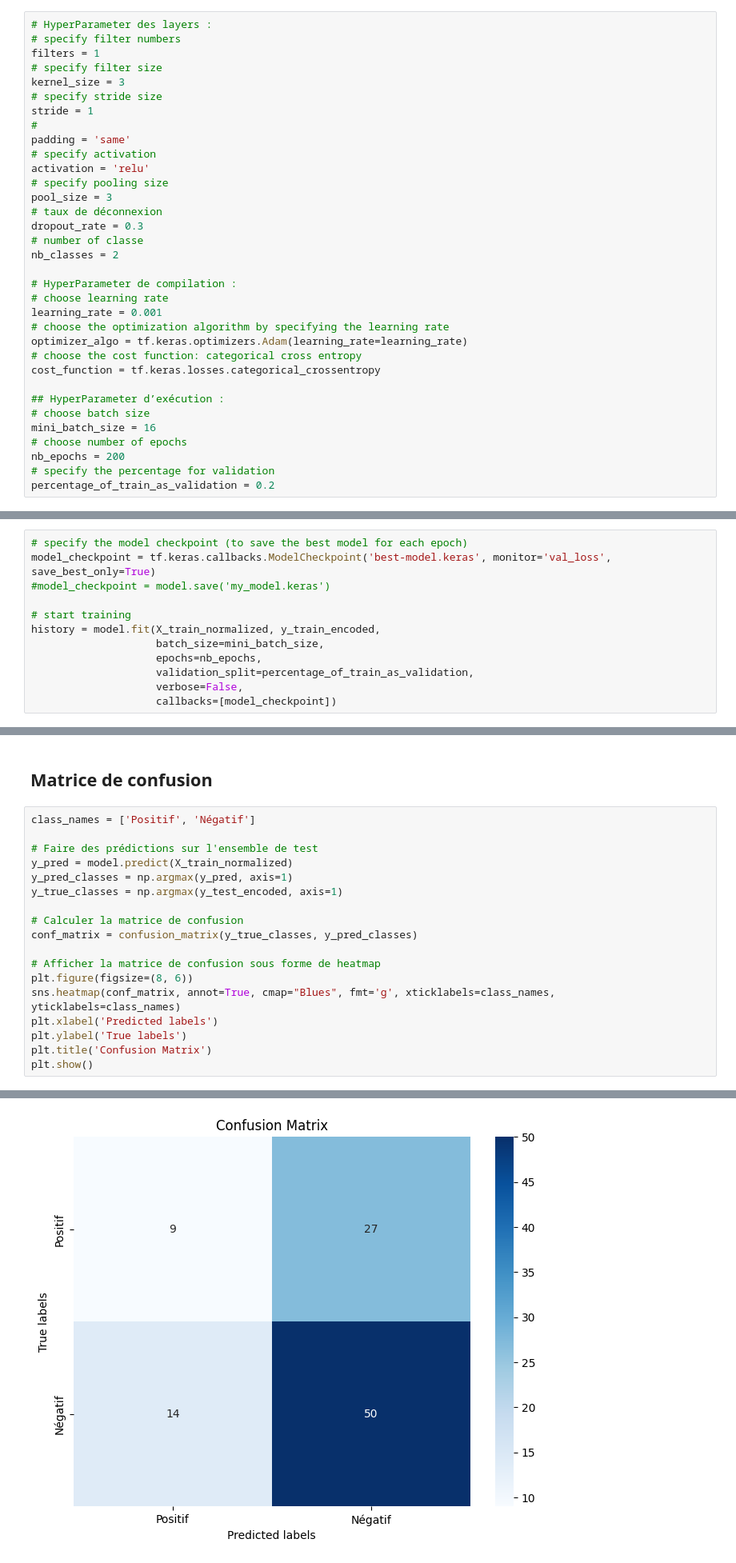
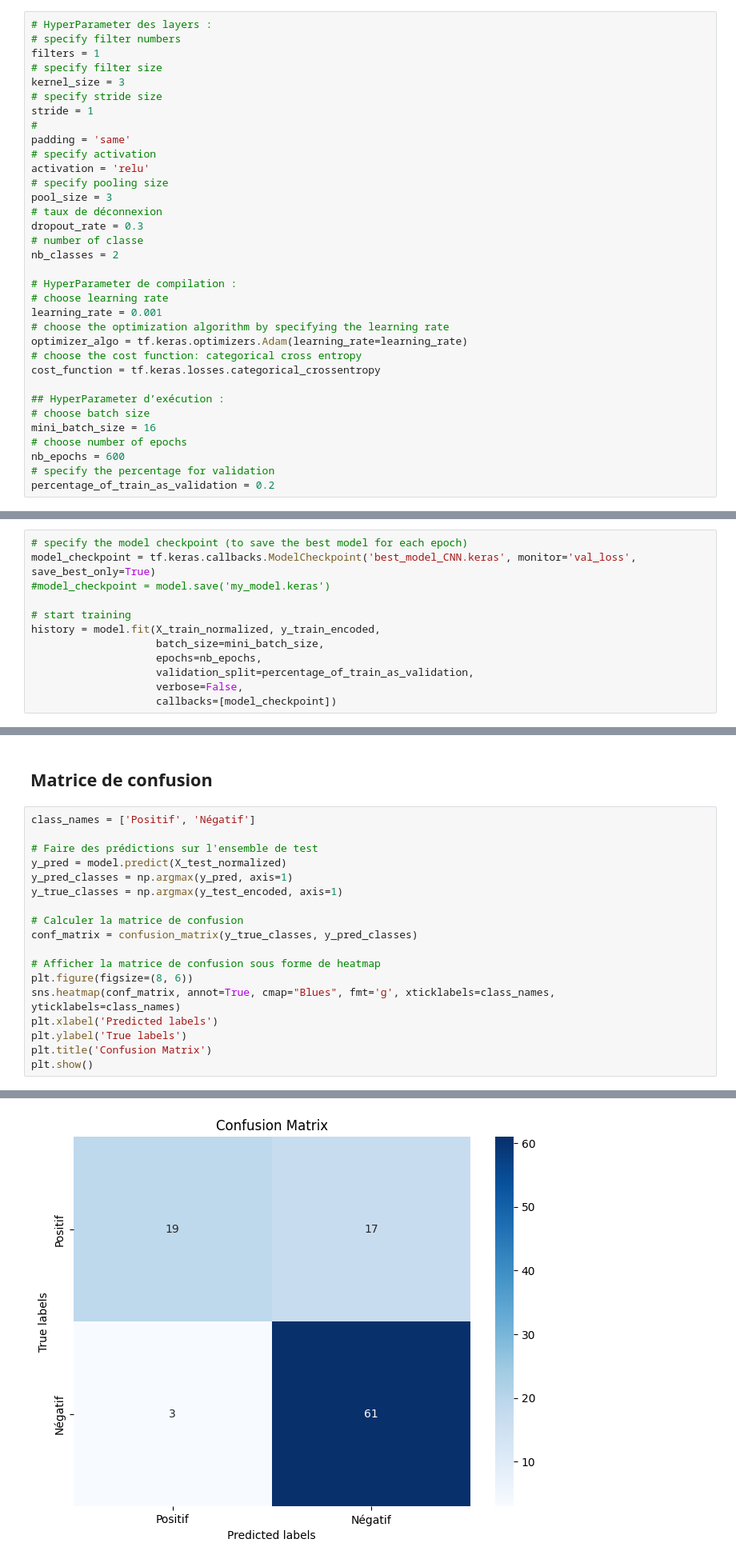
Before and after one commit to Transformot/deep-learning_project, a Jupyter notebook: Convolutional-Neural-Network.ipynb, the cells around one changed output, grey strips where cells are left out. Shown at 80% size. Saved outputs shown, nothing was run; the diff lists cells and outputs as text.

```diff
--- a/Convolutional-Neural-Network.ipynb
+++ b/Convolutional-Neural-Network.ipynb
@@ -153,7 +153,7 @@ cost_function = tf.keras.losses.categorical_crossentropy
 # choose batch size
 mini_batch_size = 16
 # choose number of epochs
-nb_epochs = 200
+nb_epochs = 600
 # specify the percentage for validation
 percentage_of_train_as_validation = 0.2
 # %% [markdown]
@@ -208,7 +208,7 @@ Model: "functional_1"
 ## Entrainnement du modèle
 # %%
 # specify the model checkpoint (to save the best model for each epoch)
-model_checkpoint = tf.keras.callbacks.ModelCheckpoint('best-model.keras', monitor='val_loss', save_best_only=True)
+model_checkpoint = tf.keras.callbacks.ModelCheckpoint('best_model_CNN.keras', monitor='val_loss', save_best_only=True)
 #model_checkpoint = model.save('my_model.keras')
 
 # start training
@@ -262,7 +262,7 @@ Test Accuracy: 0.5899999737739563
 class_names = ['Positif', 'Négatif']
 
 # Faire des prédictions sur l'ensemble de test
-y_pred = model.predict(X_train_normalized)
+y_pred = model.predict(X_test_normalized)
 y_pred_classes = np.argmax(y_pred, axis=1)
 y_true_classes = np.argmax(y_test_encoded, axis=1)
 
@@ -281 +281 @@ plt.show()
-[figure, old version]
+[figure, new version]
```
Also changed, not shown: parts of 8 cells of this notebook, 2 other files.
